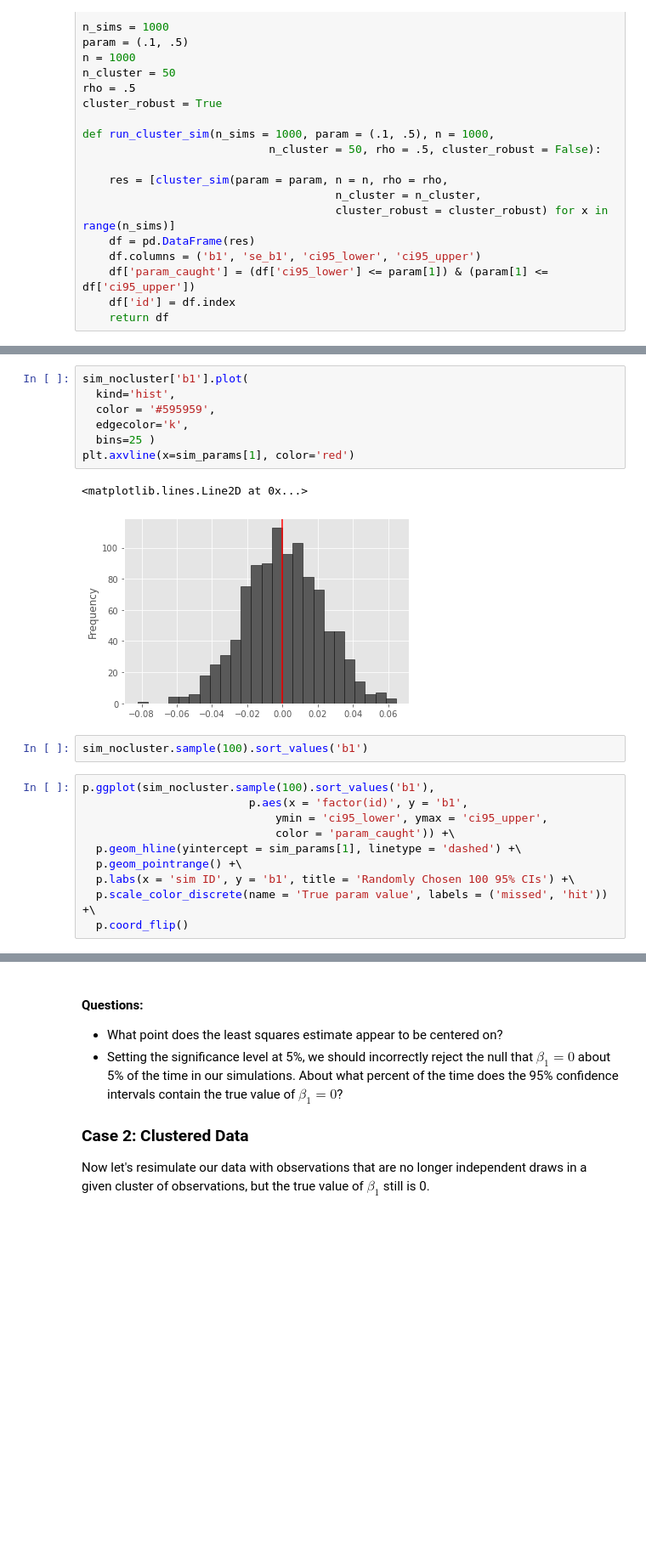
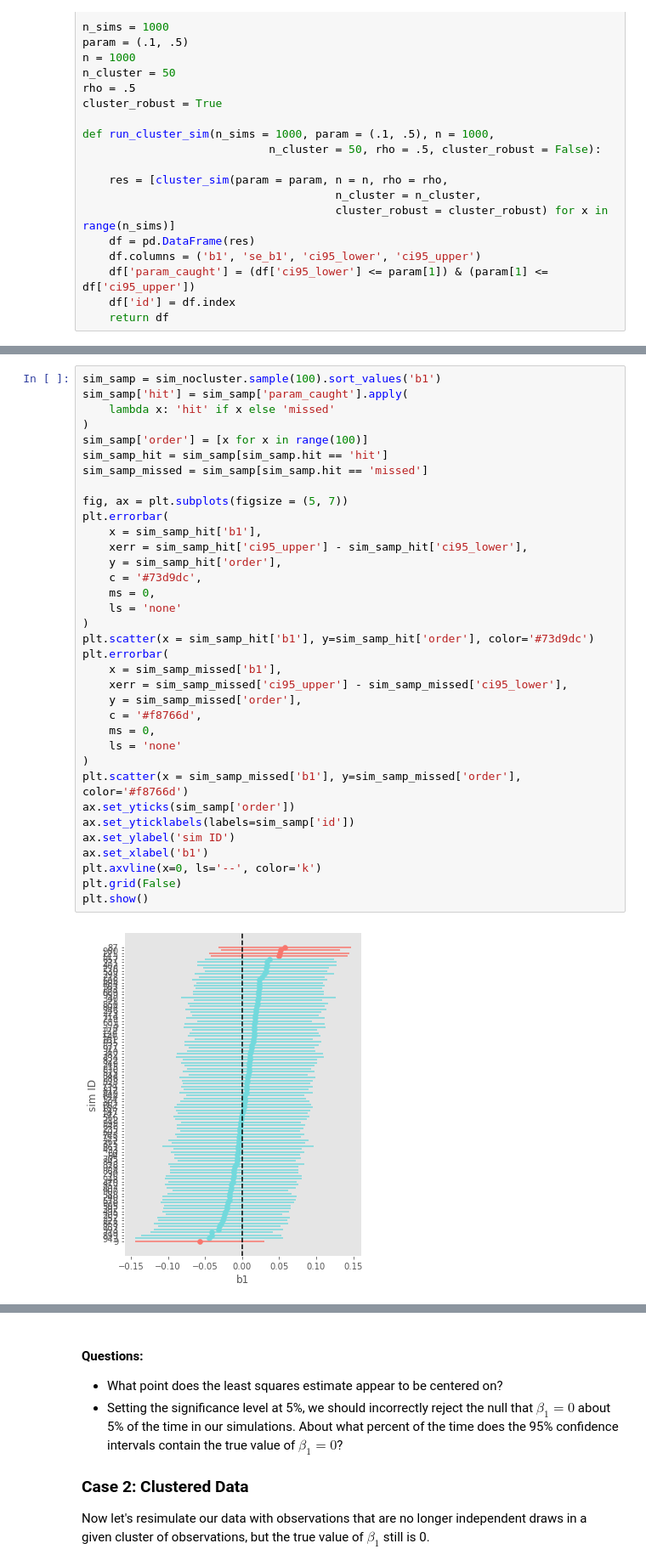
Before and after one commit to causalinfpython/mixtape, a Jupyter notebook: Probability_and_Regression.ipynb, the cells around one changed output, grey strips where cells are left out. Shown: that part at 85% size. Saved outputs shown, nothing was run; the diff lists cells and outputs as text; blank space fills up the shorter version.

Commit message:
Adding the remaining plots and calculation code

```diff
--- a/Probability_and_Regression.ipynb
+++ b/Probability_and_Regression.ipynb
@@ -296,24 +307,39 @@ sim_nocluster = run_cluster_sim(n_sims=1000, param = sim_params, rho=0, cluster_
-# %%
-sim_nocluster['b1'].plot(
-  kind='hist',
-  color = '#595959',
-  edgecolor='k',
-  bins=25 )
-plt.axvline(x=sim_params[1], color='red')
-# %% [output]
-<matplotlib.lines.Line2D at 0x...>
-[figure, removed]
-# %%
-sim_nocluster.sample(100).sort_values('b1')
-# %%
-p.ggplot(sim_nocluster.sample(100).sort_values('b1'),
-                         p.aes(x = 'factor(id)', y = 'b1',
-                             ymin = 'ci95_lower', ymax = 'ci95_upper',
-                             color = 'param_caught')) +\
-  p.geom_hline(yintercept = sim_params[1], linetype = 'dashed') +\
-  p.geom_pointrange() +\
-  p.labs(x = 'sim ID', y = 'b1', title = 'Randomly Chosen 100 95% CIs') +\
-  p.scale_color_discrete(name = 'True param value', labels = ('missed', 'hit')) +\
-  p.coord_flip()
+# %%
+sim_samp = sim_nocluster.sample(100).sort_values('b1')
+sim_samp['hit'] = sim_samp['param_caught'].apply(
+    lambda x: 'hit' if x else 'missed'
+)
+sim_samp['order'] = [x for x in range(100)]
+sim_samp_hit = sim_samp[sim_samp.hit == 'hit']
+sim_samp_missed = sim_samp[sim_samp.hit == 'missed']
+
+fig, ax = plt.subplots(figsize = (5, 7))
+plt.errorbar(
+    x = sim_samp_hit['b1'],
+    xerr = sim_samp_hit['ci95_upper'] - sim_samp_hit['ci95_lower'],
+    y = sim_samp_hit['order'],
+    c = '#73d9dc',
+    ms = 0,
+    ls = 'none'
+)
+plt.scatter(x = sim_samp_hit['b1'], y=sim_samp_hit['order'], color='#73d9dc')
+plt.errorbar(
+    x = sim_samp_missed['b1'],
+    xerr = sim_samp_missed['ci95_upper'] - sim_samp_missed['ci95_lower'],
+    y = sim_samp_missed['order'],
+    c = '#f8766d',
+    ms = 0,
+    ls = 'none'
+)
+plt.scatter(x = sim_samp_missed['b1'], y=sim_samp_missed['order'], color='#f8766d')
+ax.set_yticks(sim_samp['order'])
+ax.set_yticklabels(labels=sim_samp['id'])
+ax.set_ylabel('sim ID')
+ax.set_xlabel('b1')
+plt.axvline(x=0, ls='--', color='k')
+plt.grid(False)
+plt.show()
+# %% [output]
+[figure, added]
 # %%
 1 - sum(sim_nocluster.param_caught)/sim_nocluster.shape[0]
```
Also changed, not shown: parts of 8 cells of this notebook.
